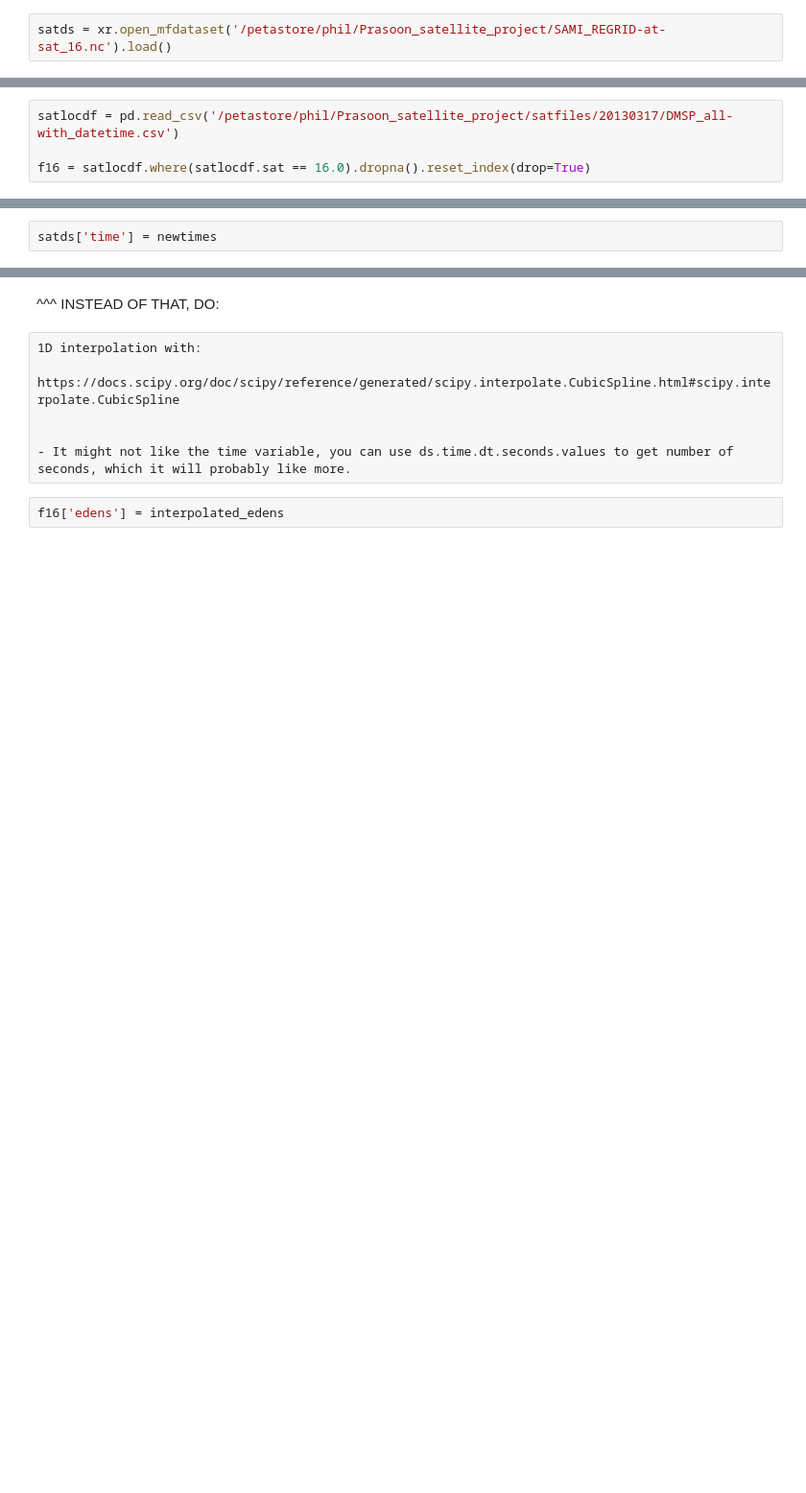
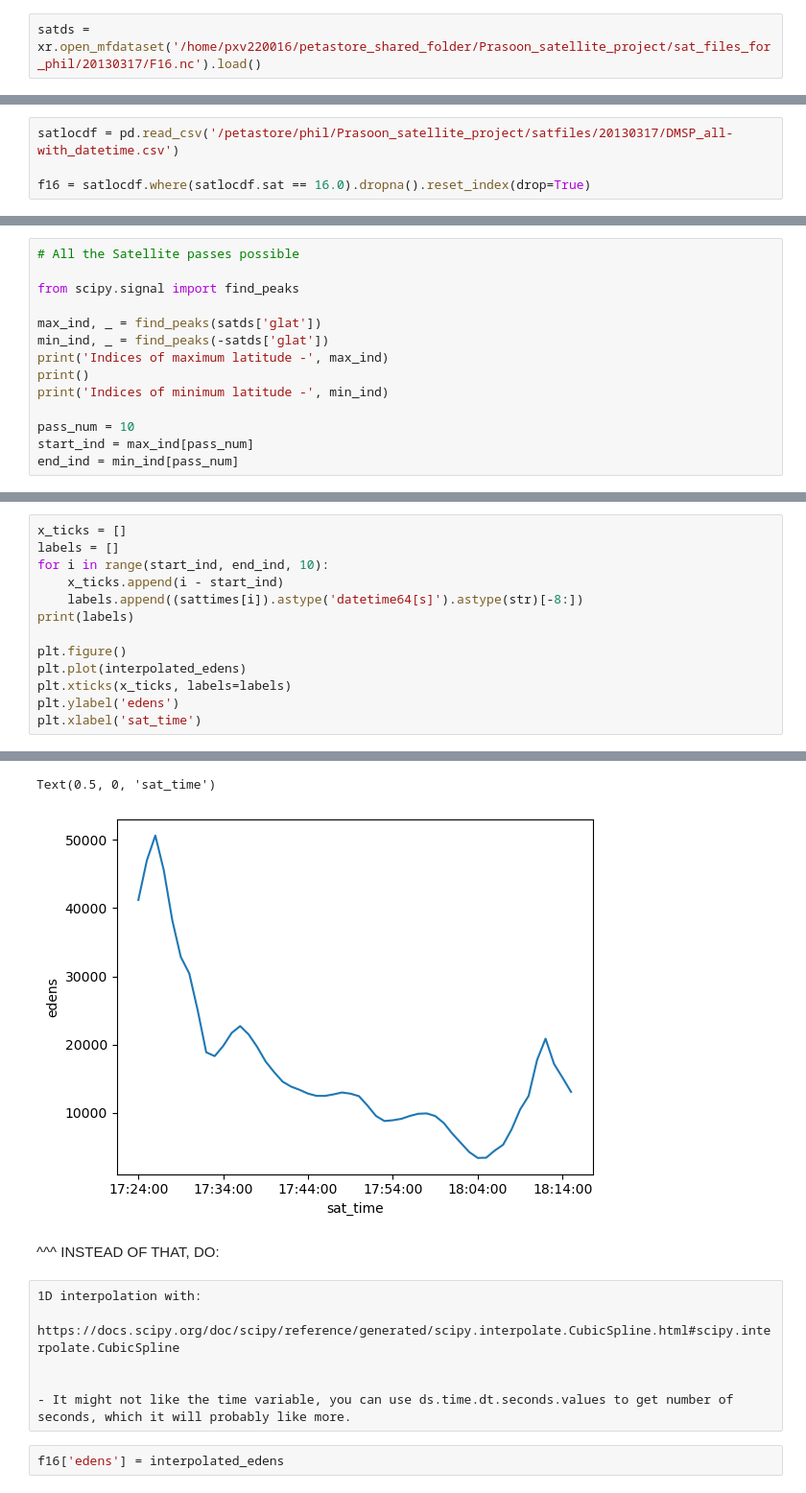
Before and after one commit to abukowski21/SAMI3-GITM-python, a Jupyter notebook: CompareSatMeasurements.ipynb, the cells around one changed output, grey strips where cells are left out. Shown at 96% size. Drawn from its saved outputs; the diff is of its cells as text; blank space fills up the shorter version.

Commit message:
Obtained edens plot of a satellite passing by using Cubic spline to remove discrepency between sat_time and sami_time

```diff
--- a/CompareSatMeasurements.ipynb
+++ b/CompareSatMeasurements.ipynb
@@ -12,7 +12,7 @@ import importlib
 
 from tqdm import tqdm
 # %%
-satds = xr.open_mfdataset('/petastore/phil/Prasoon_satellite_project/SAMI_REGRID-at-sat_16.nc').load()
+satds = xr.open_mfdataset('/home/pxv220016/petastore_shared_folder/Prasoon_satellite_project/sat_files_for_phil/20130317/F16.nc').load()
 # %%
 #!!!!! SOMEONE (Prasoon) needs to make this file. Use the default regridding settings to interpolate the SAMI outputs to a geographic grid.
 
@@ -27,2 +35,0 @@ f16 = satlocdf.where(satlocdf.sat == 16.0).dropna().reset_index(drop=True)
-# %%
-satds['time'] = newtimes
@@ -58,0 +75,14 @@ sattimes = pd.to_datetime(f16.dtime).to_numpy()
+# %%
+# All the Satellite passes possible
+
+from scipy.signal import find_peaks
+
+max_ind, _ = find_peaks(satds['glat'])
+min_ind, _ = find_peaks(-satds['glat'])
+print('Indices of maximum latitude -', max_ind)
+print()
+print('Indices of minimum latitude -', min_ind)
+
+pass_num = 10
+start_ind = max_ind[pass_num]
+end_ind = min_ind[pass_num]
@@ -75,0 +160,14 @@ for ntime, dtime in enumerate(tqdm(sattimes)):
+# %%
+x_ticks = []
+labels = []
+for i in range(start_ind, end_ind, 10):
+    x_ticks.append(i - start_ind)
+    labels.append((sattimes[i]).astype('datetime64[s]').astype(str)[-8:])
+print(labels)
+
+plt.figure()
+plt.plot(interpolated_edens)
+plt.xticks(x_ticks, labels=labels)
+plt.ylabel('edens')
+plt.xlabel('sat_time')
+# %% [output]
@@ -76,3 +175,5 @@ for ntime, dtime in enumerate(tqdm(sattimes)):
+Text(0.5, 0, 'sat_time')
+[figure, added]
 # %% [markdown]
 ^^^ INSTEAD OF THAT, DO:
 # %% [raw]
```
Also changed, not shown: parts of 14 cells of this notebook.
